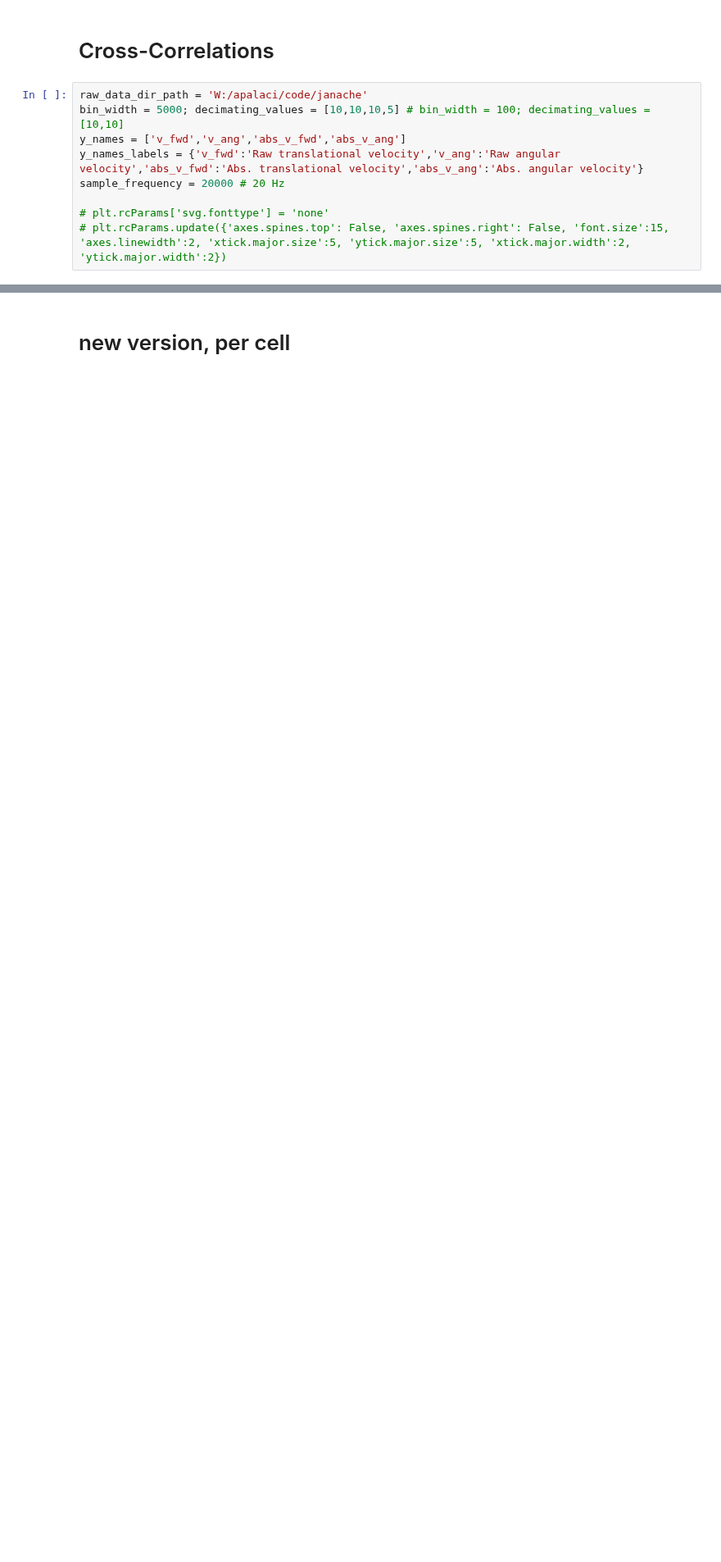
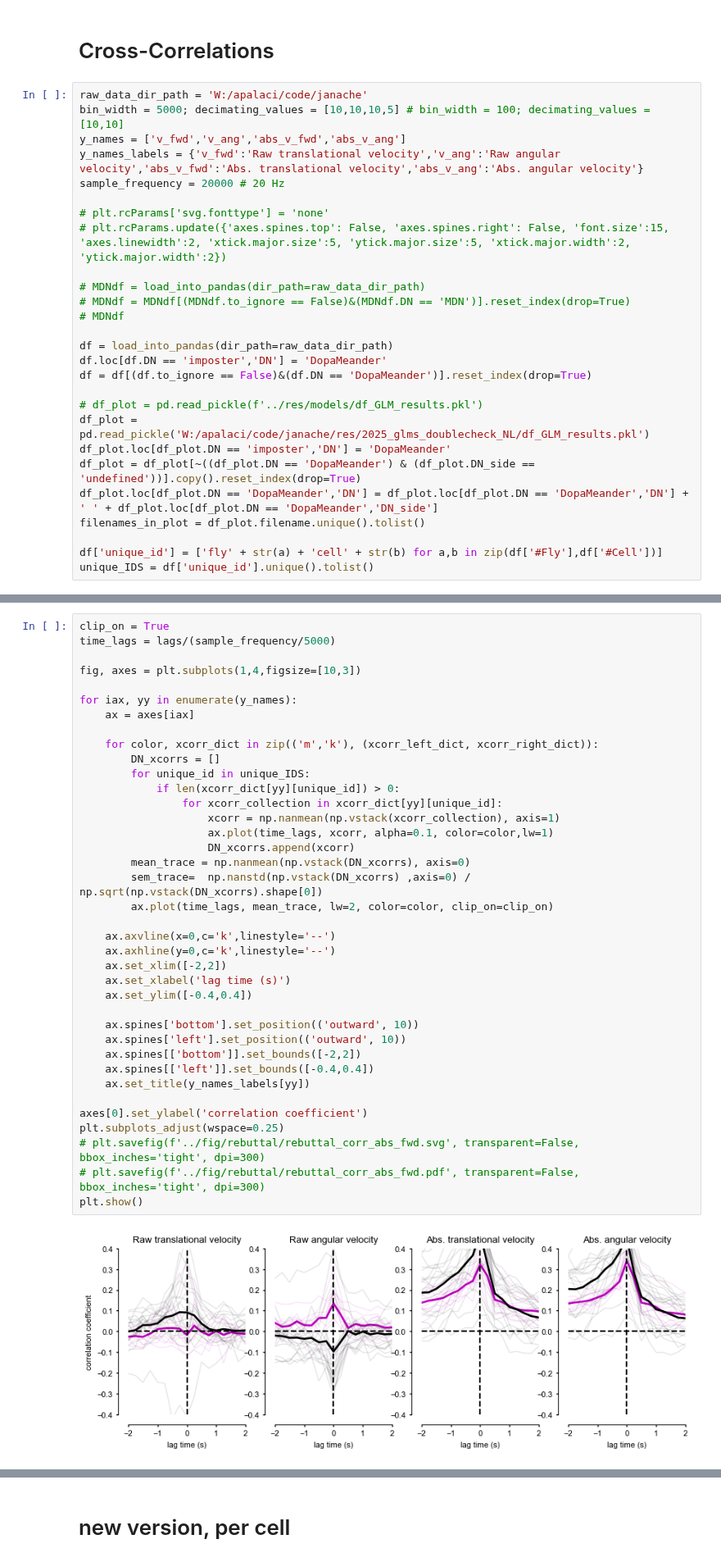
Before and after one commit to adpala/mdn_dm_glms, a Jupyter notebook: src/rebuttal.ipynb, the cells around one changed output, grey strips where cells are left out. Shown at 82% size. Drawn from its saved outputs; the diff is of its cells as text; blank space fills up the shorter version.

```diff
--- a/src/rebuttal.ipynb
+++ b/src/rebuttal.ipynb
@@ -161,3 +177,21 @@ sample_frequency = 20000 # 20 Hz
 
 # plt.rcParams['svg.fonttype'] = 'none'
 # plt.rcParams.update({'axes.spines.top': False, 'axes.spines.right': False, 'font.size':15, 'axes.linewidth':2, 'xtick.major.size':5, 'ytick.major.size':5, 'xtick.major.width':2, 'ytick.major.width':2})
+
+# MDNdf = load_into_pandas(dir_path=raw_data_dir_path)
+# MDNdf = MDNdf[(MDNdf.to_ignore == False)&(MDNdf.DN == 'MDN')].reset_index(drop=True)
+# MDNdf
+
+df = load_into_pandas(dir_path=raw_data_dir_path)
+df.loc[df.DN == 'imposter','DN'] = 'DopaMeander'
+df = df[(df.to_ignore == False)&(df.DN == 'DopaMeander')].reset_index(drop=True)
+
+# df_plot = pd.read_pickle(f'../res/models/df_GLM_results.pkl')
+df_plot = pd.read_pickle('W:/apalaci/code/janache/res/2025_glms_doublecheck_NL/df_GLM_results.pkl')
+df_plot.loc[df_plot.DN == 'imposter','DN'] = 'DopaMeander'
+df_plot = df_plot[~((df_plot.DN == 'DopaMeander') & (df_plot.DN_side == 'undefined'))].copy().reset_index(drop=True)
+df_plot.loc[df_plot.DN == 'DopaMeander','DN'] = df_plot.loc[df_plot.DN == 'DopaMeander','DN'] + ' ' + df_plot.loc[df_plot.DN == 'DopaMeander','DN_side']
+filenames_in_plot = df_plot.filename.unique().tolist()
+
+df['unique_id'] = ['fly' + str(a) + 'cell' + str(b) for a,b in zip(df['#Fly'],df['#Cell'])]
+unique_IDS = df['unique_id'].unique().tolist()
@@ -198 +250,41 @@ for index, row in tqdm(df.iterrows(), total=len(df)):
+# %%
+clip_on = True
+time_lags = lags/(sample_frequency/5000)
+
+fig, axes = plt.subplots(1,4,figsize=[10,3])
+
+for iax, yy in enumerate(y_names):
+    ax = axes[iax]
+
+    for color, xcorr_dict in zip(('m','k'), (xcorr_left_dict, xcorr_right_dict)):
+        DN_xcorrs = []
+        for unique_id in unique_IDS:
+            if len(xcorr_dict[yy][unique_id]) > 0:
+                for xcorr_collection in xcorr_dict[yy][unique_id]:
+                    xcorr = np.nanmean(np.vstack(xcorr_collection), axis=1)
+                    ax.plot(time_lags, xcorr, alpha=0.1, color=color,lw=1)
+                    DN_xcorrs.append(xcorr)
+        mean_trace = np.nanmean(np.vstack(DN_xcorrs), axis=0)
+        sem_trace=  np.nanstd(np.vstack(DN_xcorrs) ,axis=0) / np.sqrt(np.vstack(DN_xcorrs).shape[0])
+        ax.plot(time_lags, mean_trace, lw=2, color=color, clip_on=clip_on)
+
+    ax.axvline(x=0,c='k',linestyle='--')
+    ax.axhline(y=0,c='k',linestyle='--')
+    ax.set_xlim([-2,2])
+    ax.set_xlabel('lag time (s)')
+    ax.set_ylim([-0.4,0.4])
+
+    ax.spines['bottom'].set_position(('outward', 10))
+    ax.spines['left'].set_position(('outward', 10))
+    ax.spines[['bottom']].set_bounds([-2,2])
+    ax.spines[['left']].set_bounds([-0.4,0.4])
+    ax.set_title(y_names_labels[yy])
+
+axes[0].set_ylabel('correlation coefficient')
+plt.subplots_adjust(wspace=0.25)
+# plt.savefig(f'../fig/rebuttal/rebuttal_corr_abs_fwd.svg', transparent=False, bbox_inches='tight', dpi=300)
+# plt.savefig(f'../fig/rebuttal/rebuttal_corr_abs_fwd.pdf', transparent=False, bbox_inches='tight', dpi=300)
+plt.show()
+# %% [output]
+[figure, added]
 # %%
```
Also changed, not shown: parts of 12 cells of this notebook, 8 other files.
